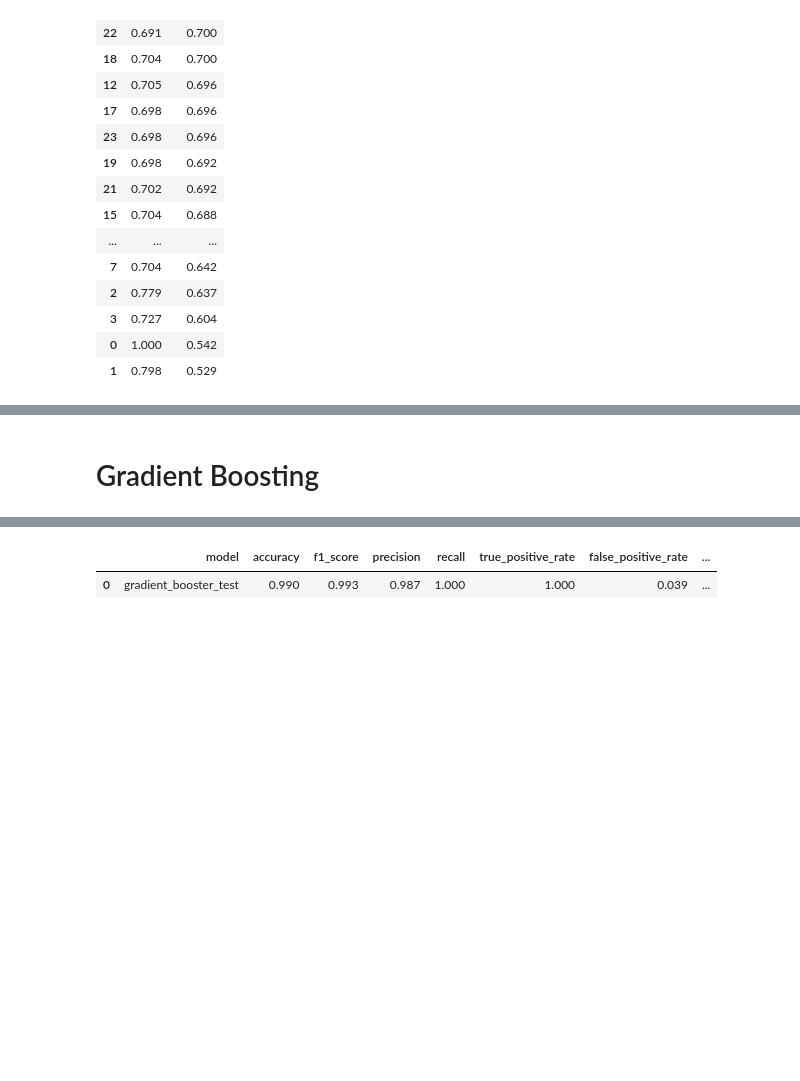
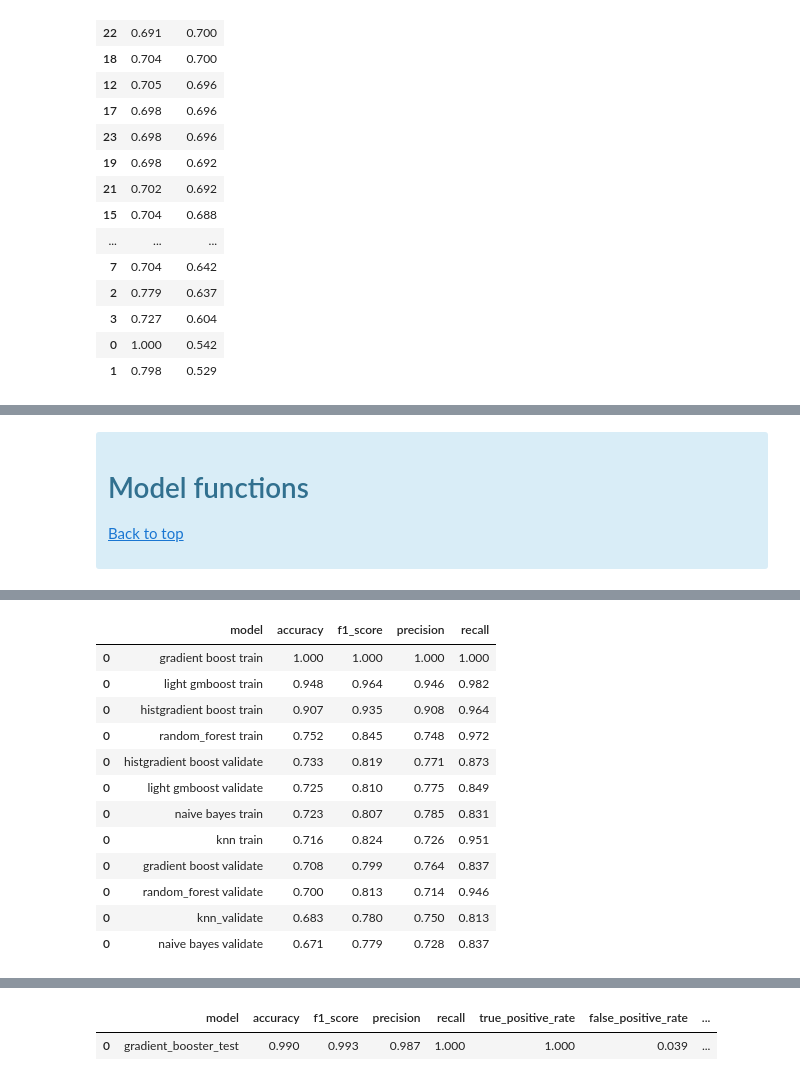
Before and after one commit to jcrosenberger/german_credit_analysis, a Jupyter notebook: work_in_progress.ipynb, the cells around one changed output, grey strips where cells are left out. Cells and saved outputs as stored; diff of their text form; code cells hidden in the pictures; blank space fills up the shorter version.

```diff
--- a/work_in_progress.ipynb
+++ b/work_in_progress.ipynb
@@ -299,2 +297,6 @@ def random_forest_model(x, y):
 # %% [markdown]
-# Gradient Boosting
+<div class = 'alert alert-block alert-info'>
+
+# Model functions
+
+[Back to top](#Table-of-Contents)
@@ -315,0 +510,6 @@ def gradient_booster_model(x, y):
+# %%
+%%time
+x_train, y_train, x_validate, y_validate, x_test, y_test = gca.german_credit_x_y('risk')
+performance_df = get_models(x_train, y_train, x_validate, y_validate)
+performance_df.sort_values(by ='accuracy', ascending = False)
+# %% [output]
@@ -316 +518,14 @@ def gradient_booster_model(x, y):
+|  | model | accuracy | f1_score | precision | recall |
+| 0 | gradient boost train | 1.000 | 1.000 | 1.000 | 1.000 |
+| 0 | light gmboost train | 0.948 | 0.964 | 0.946 | 0.982 |
+| 0 | histgradient boost train | 0.907 | 0.935 | 0.908 | 0.964 |
+| 0 | random_forest train | 0.752 | 0.845 | 0.748 | 0.972 |
+| 0 | histgradient boost validate | 0.733 | 0.819 | 0.771 | 0.873 |
+| 0 | light gmboost validate | 0.725 | 0.810 | 0.775 | 0.849 |
+| 0 | naive bayes train | 0.723 | 0.807 | 0.785 | 0.831 |
+| 0 | knn train | 0.716 | 0.824 | 0.726 | 0.951 |
+| 0 | gradient boost validate | 0.708 | 0.799 | 0.764 | 0.837 |
+| 0 | random_forest validate | 0.700 | 0.813 | 0.714 | 0.946 |
+| 0 | knn_validate | 0.683 | 0.780 | 0.750 | 0.813 |
+| 0 | naive bayes validate | 0.671 | 0.779 | 0.728 | 0.837 |
 # %%
```
Also changed, not shown: parts of 14 cells of this notebook.
